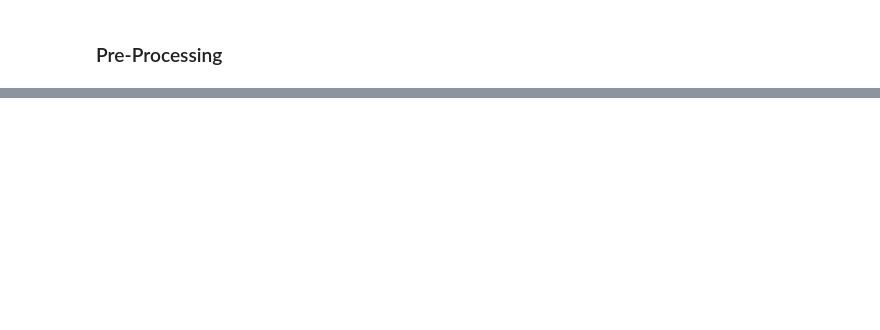
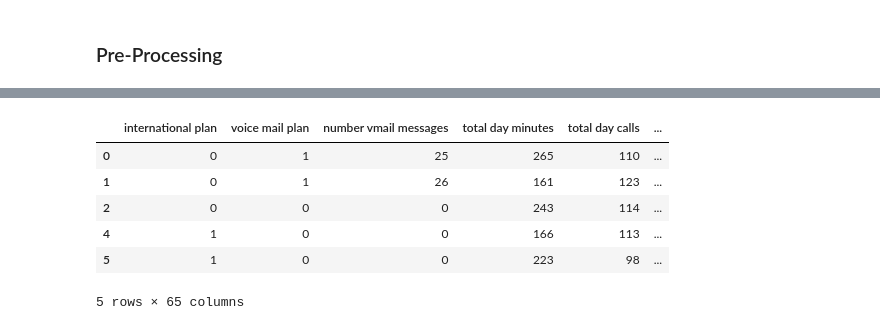
Before and after one commit to Thazes/Phase3Project, a Jupyter notebook: Phase3.ipynb, the cells around one changed output, grey strips where cells are left out. Saved outputs shown, nothing was run; the diff lists cells and outputs as text; code cells hidden in the pictures; blank space fills up the shorter version.

Commit message:
encoding of the data done

```diff
--- a/Phase3.ipynb
+++ b/Phase3.ipynb
@@ -391,8 +393,8 @@ Index(['state', 'account length', 'area code', 'international plan',
 ### Pre-Processing
 # %%
 # Define X (features) and Y (target)
-X = df.drop(columns=["churn"])  # All columns except the target
-Y = df["churn"]  # Target variable
+X = df_cleaned.drop(columns=["churn"])  # All columns except the target
+Y = df_cleaned["churn"]  # Target variable
 # %%
 from sklearn.preprocessing import LabelEncoder
 
@@ -416,0 +437,10 @@ Categorical columns: Index(['state', 'phone number', 'international plan', 'voic
+# %%
+# Encoding the binary varibales
+label_encoder = LabelEncoder()
+
+# Encode 'international plan' and 'voice mail plan' (yes/no → 1/0)
+binary_cols = ["international plan", "voice mail plan"]
+for col in binary_cols:
+    X[col] = label_encoder.fit_transform(X[col])
+
+print(X[binary_cols].head())
@@ -416,0 +454,5 @@ Categorical columns: Index(['state', 'phone number', 'international plan', 'voic
+# %%
+# One-Hot Encode the 'state' column (drop_first=True to avoid dummy variable trap)
+X = pd.get_dummies(X, columns=["state"], drop_first=True).astype(int)
+
+print("Updated X columns:\n", X.columns)
@@ -416,0 +475,5 @@ Categorical columns: Index(['state', 'phone number', 'international plan', 'voic
+# %%
+#OHE encoding the area code column
+
+X = pd.get_dummies(X, columns=["area code"], drop_first=True).astype(int)
+print("Updated X columns:\n", X.columns)
@@ -416,0 +497,11 @@ Categorical columns: Index(['state', 'phone number', 'international plan', 'voic
+# %%
+#Printing first five columns of our new X variable columns
+X.head()
+# %% [output]
+|  | international plan | voice mail plan | number vmail messages | total day minutes | total day calls | ... |
+| 0 | 0 | 1 | 25 | 265 | 110 | ... |
+| 1 | 0 | 1 | 26 | 161 | 123 | ... |
+| 2 | 0 | 0 | 0 | 243 | 114 | ... |
+| 4 | 1 | 0 | 0 | 166 | 113 | ... |
+| 5 | 1 | 0 | 0 | 223 | 98 | ... |
+5 rows × 65 columns
```
Also changed, not shown: parts of 9 cells of this notebook.
